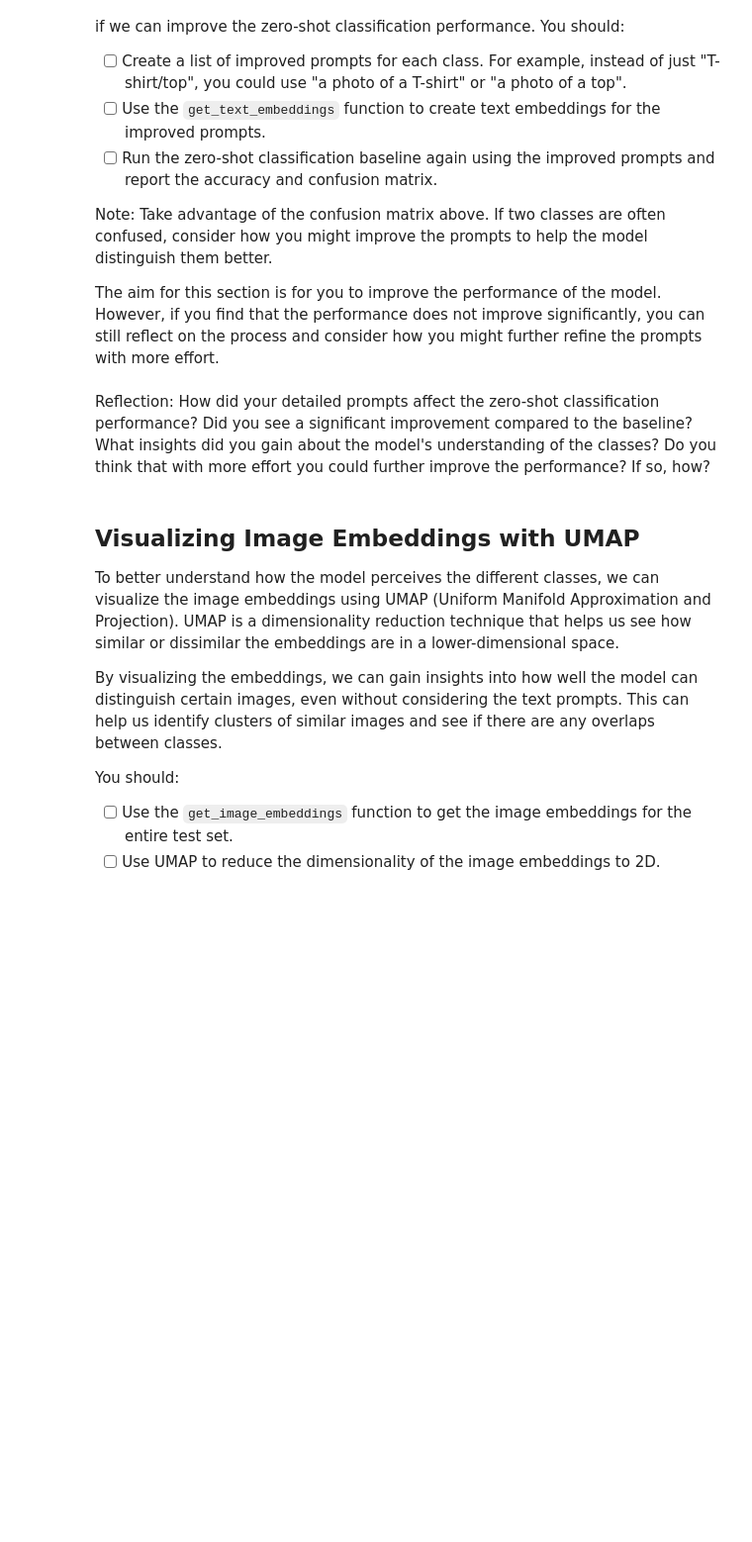
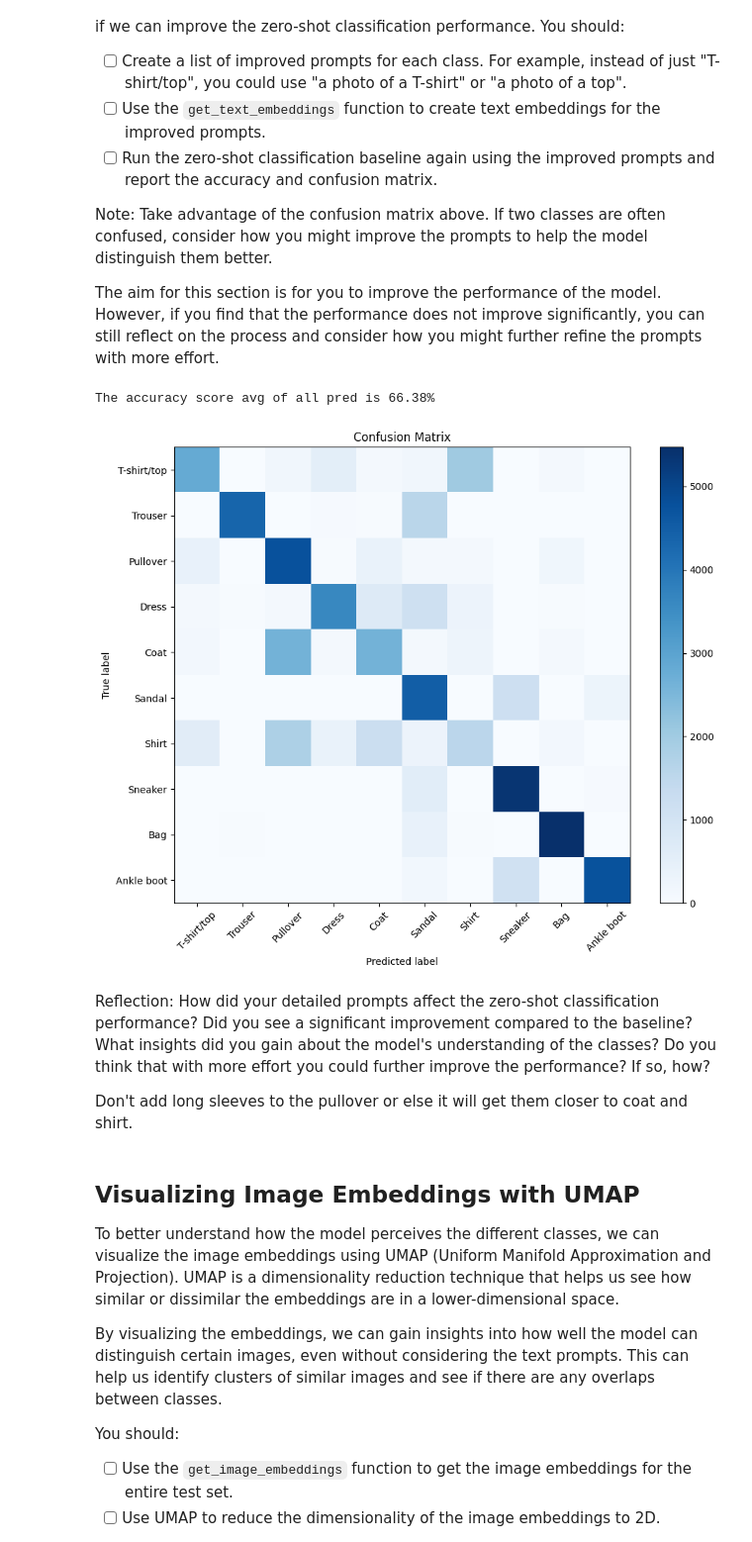
Before and after one commit to warscovich/deep_learning, a Jupyter notebook: 02_activities/assignments/assignment_2.ipynb, the cells around one changed output. Shown at 99% size. Cells and saved outputs as stored; diff of their text form; code cells hidden in the pictures; blank space fills up the shorter version.

```diff
--- a/02_activities/assignments/assignment_2.ipynb
+++ b/02_activities/assignments/assignment_2.ipynb
@@ -300,3 +295,18 @@ accuracy_score(torch.cat(y_true), torch.cat(y_pred))
+# %%
+# Report the confusion matrix
+def plot_confusion_matrix(y_true, y_pred, class_names):
+    cm = confusion_matrix(y_true, y_pred)
+    plt.figure(figsize=(10, 8))
+    plt.imshow(cm, interpolation='nearest', cmap=plt.cm.Blues)
+    plt.title('Confusion Matrix')
+    plt.colorbar()
+    tick_marks = np.arange(len(class_names))
+    plt.xticks(tick_marks, class_names, rotation=45)
+    plt.yticks(tick_marks, class_names)
+    plt.ylabel('True label')
+    plt.xlabel('Predicted label')
+    plt.tight_layout()
+    plt.show()
 # %% [markdown]
 Reflection: Consider the results. How does the performance of this zero-shot baseline compare to the CNN you trained in Assignment 1? What are the strengths and weaknesses of this approach?
 
@@ -326,8 +336,38 @@ In this section, we will experiment with more detailed prompts for each class to
 Note: Take advantage of the confusion matrix above. If two classes are often confused, consider how you might improve the prompts to help the model distinguish them better.
 
 The aim for this section is for you to improve the performance of the model. However, if you find that the performance does not improve significantly, you can still reflect on the process and consider how you might further refine the prompts with more effort.
+# %%
+NEW_CLASS_PROMPTS = [
+    "a photo of a t-shirt or a top. Exclude formal shirts and coats",
+    "a photo of trouser or pants",
+    "a photo of a pullover. A pullover has warm materials like wool",
+    "a photo of a dress. A dress has usually ends with a skirt",
+    "a photo of a coat. It usually has long sleeves, is open at the front, and can be fastened with buttons, zippers, or other closures",
+    "a photo of sandal. Sandals are generally understood to leave most of the foot exposed",
+    "a photo of a shirt. A shirt is more specifically a garment with a collar, sleeves with cuffs, and a full vertical opening with buttons or snaps",
+    "a photo of a sneaker or runners",
+    "a photo of a woman purse or bag",
+    "a photo of ankle boot. A short boot that covers only the foot and ankle"
+]
+text_embedd = get_text_embeddings(NEW_CLASS_PROMPTS)
+y_true = []
+y_pred = []
+for pixel_values, labels in test_loader:
+  img_embedd = get_image_embeddings(pixel_values)
+  cos = get_cosine_similarity(img_embedd,text_embedd)
+  y_pred.append(get_predictions(cos))
+  y_true.append(labels)
+all_pred = torch.cat(y_pred)
+all_true = torch.cat(y_true)
+print(f'The accuracy score avg of all pred is {accuracy_score(all_true, all_pred)*100:.2f}%')
+plot_confusion_matrix(all_true,all_pred,CLASS_NAMES)
+# %% [output]
+The accuracy score avg of all pred is 66.38%
+[figure, added]
 # %% [markdown]
 Reflection: How did your detailed prompts affect the zero-shot classification performance? Did you see a significant improvement compared to the baseline? What insights did you gain about the model's understanding of the classes? Do you think that with more effort you could further improve the performance? If so, how?
+
+Don't add long sleeves to the pullover or else it will get them closer to coat and shirt.
 # %% [markdown]
 ## Visualizing Image Embeddings with UMAP
 
```
Also changed, not shown: parts of 7 cells of this notebook.
